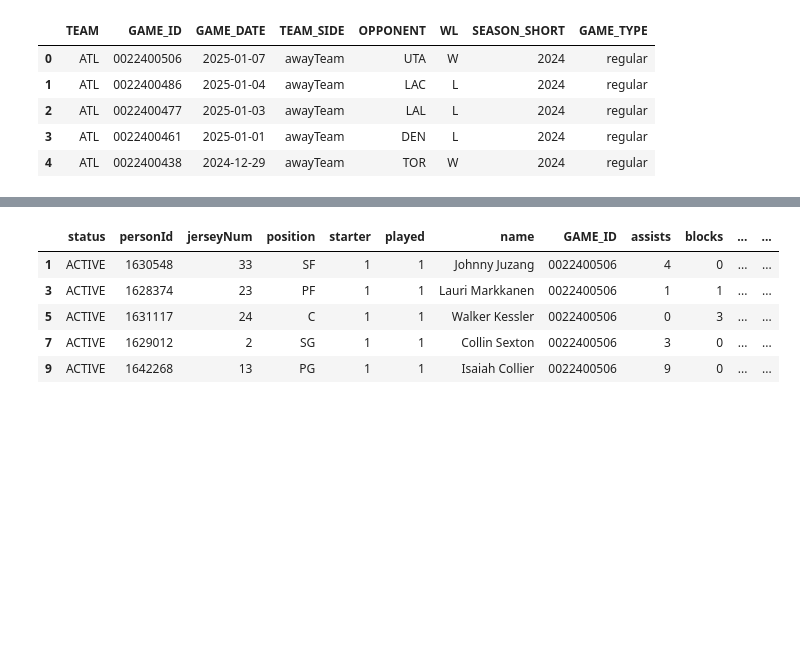
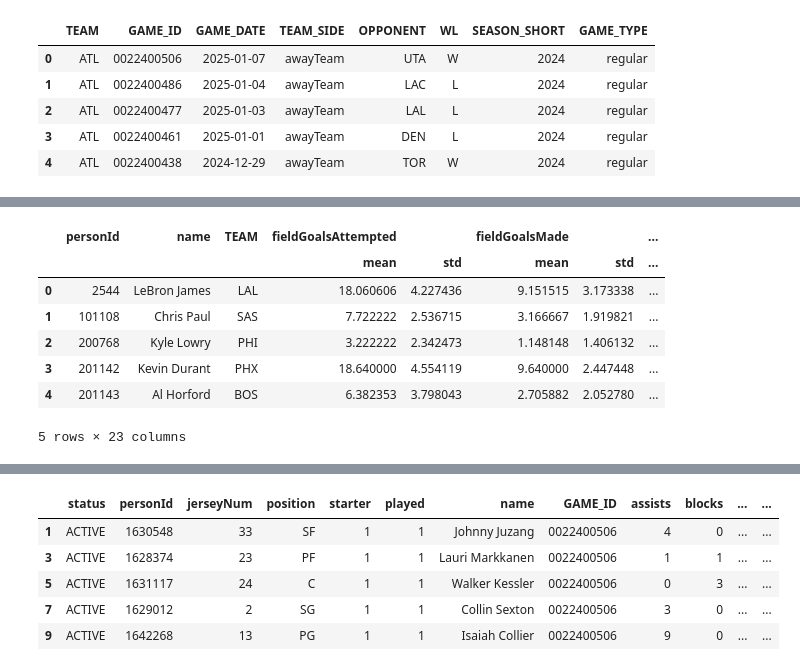
Before and after one commit to asranasinghe/nba_stats, a Jupyter notebook: analytics/consistency.ipynb, the cells around one changed output, grey strips where cells are left out. Cells and saved outputs as stored; diff of their text form; code cells hidden in the pictures; blank space fills up the shorter version.

```diff
--- a/analytics/player_analytics.ipynb
+++ b/analytics/consistency.ipynb
@@ -108,0 +129,14 @@ all_games_24_short.head()
+# %%
+all_player_stats_agg = all_player_game_stats.loc[all_player_game_stats.status == 'ACTIVE'][['personId', 'name', 'TEAM', 'fieldGoalsAttempted','fieldGoalsMade', 'threePointersAttempted', 'threePointersMade', 'freeThrowsAttempted',
+       'freeThrowsMade', 'points', 'reboundsTotal', 'assists', 'blocks']].groupby(['personId', 'name', 'TEAM']).agg(['mean', 'std']).reset_index()
+
+all_player_stats_agg.head()
+# %% [output]
+|  | personId | name | TEAM | fieldGoalsAttempted |  | fieldGoalsMade |  | ... |
+|  |  |  |  | mean | std | mean | std | ... |
+| 0 | 2544 | LeBron James | LAL | 18.060606 | 4.227436 | 9.151515 | 3.173338 | ... |
+| 1 | 101108 | Chris Paul | SAS | 7.722222 | 2.536715 | 3.166667 | 1.919821 | ... |
+| 2 | 200768 | Kyle Lowry | PHI | 3.222222 | 2.342473 | 1.148148 | 1.406132 | ... |
+| 3 | 201142 | Kevin Durant | PHX | 18.640000 | 4.554119 | 9.640000 | 2.447448 | ... |
+| 4 | 201143 | Al Horford | BOS | 6.382353 | 3.798043 | 2.705882 | 2.052780 | ... |
+5 rows × 23 columns
```
Also changed, not shown: parts of 14 cells of this notebook.
